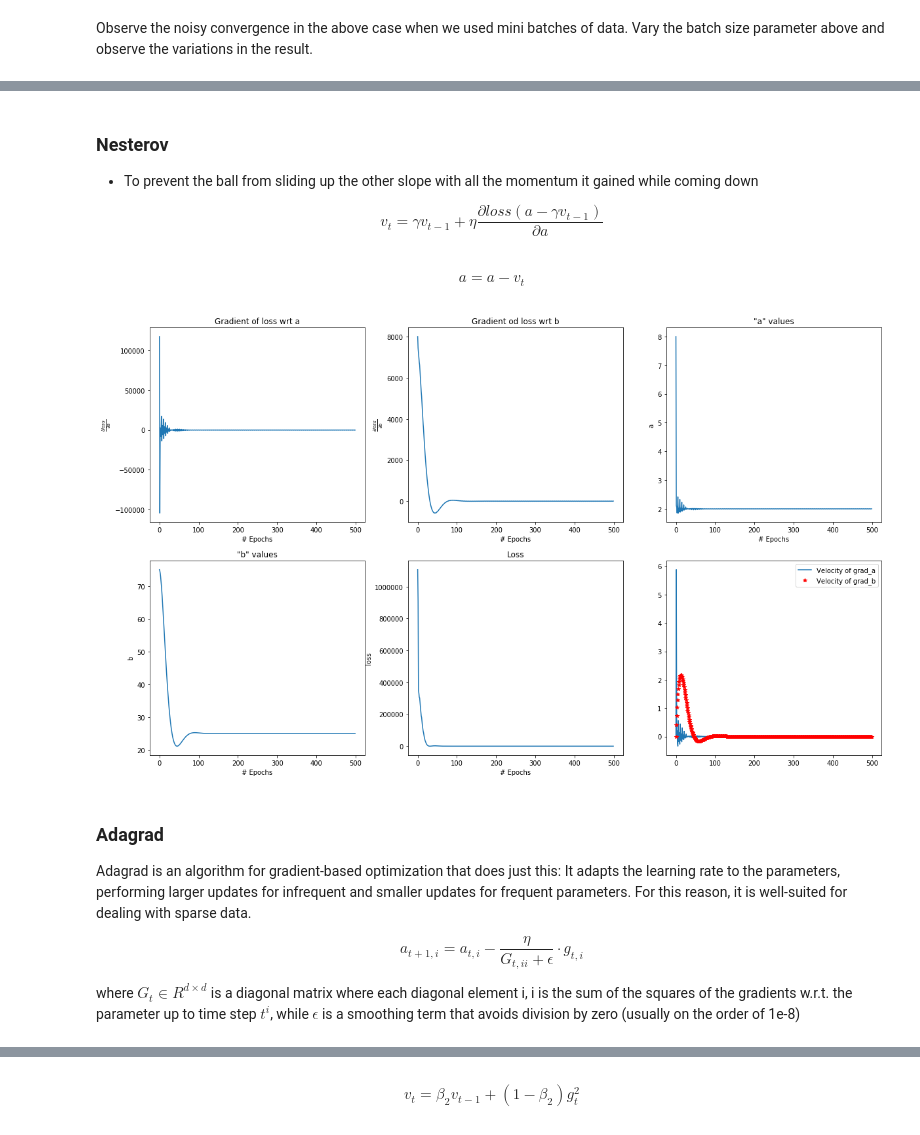
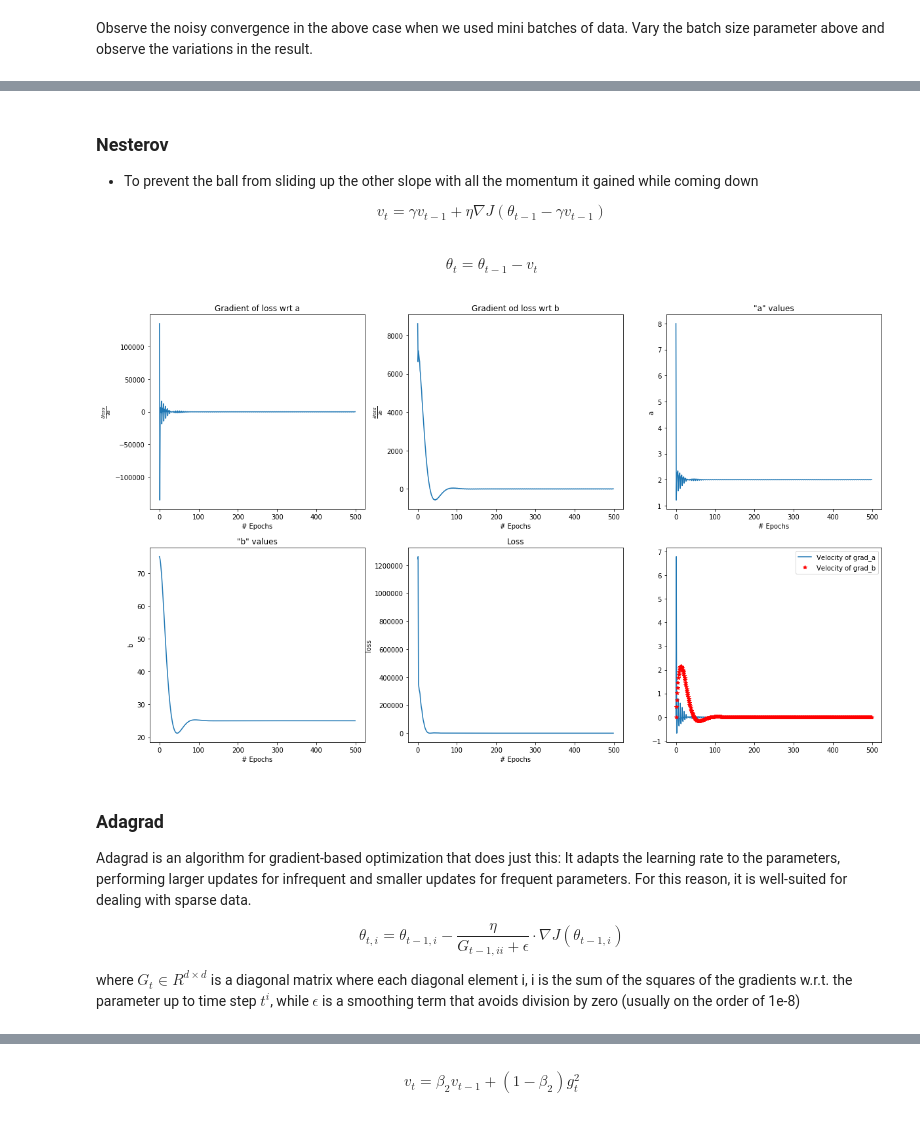
Before and after one commit to falaktheoptimist/gradient_descent_optimizers, a Jupyter notebook: Optimizers Linear Regression example.ipynb, the cells around one changed output, grey strips where cells are left out. Saved outputs shown, nothing was run; the diff lists cells and outputs as text; code cells hidden in the pictures.

```diff
--- a/Optimizers Linear Regression example.ipynb
+++ b/Optimizers Linear Regression example.ipynb
@@ -249,20 +276,20 @@ eta = 8e-6
 
 grad_store, abvalue_store, loss_store, _ = init_data_store(num_epochs)
 
-a_opt = initial_a
-b_opt = initial_b
+theta = np.array([initial_a, initial_b])
 
 for i in range(num_epochs):
+    abvalue_store[i,:] = theta
+
     #calculate gradient
-    grad, loss = gradient(J, theta)
-    abvalue_store[i,:] = grad
+    grad, loss = gradient(x,y, theta)
 
     #update rule
     delta_theta = eta * grad
     theta = theta - delta_theta
 
     # storing them to display later
-    grad_store[i,:] = [grad_a, grad_b]
+    grad_store[i] = grad
     loss_store[i] = loss
 
 plot_all_results(grad_store, abvalue_store, loss_store)
@@ -389,64 +401,56 @@ plot_all_results(grad_store, abvalue_store, loss_store, velocity_store)
 * To prevent the ball from sliding up the other slope with all the momentum it gained while coming down
 
 $$
-v_t = \gamma v_{t-1} + \eta \frac{\partial loss(a - \gamma v_{t-1})}{\partial a }
+v_t = \gamma v_{t-1} + \eta \nabla J(\theta_{t-1} - \gamma v_{t-1})
 $$
-# %% [markdown]
-$$
-a = a - v_t
-$$
+# %% [markdown]
+$$
+\theta_t = \theta_{t-1} - v_t
+$$
 # %%
 initial_a = 8
 initial_b = 75
 num_epochs = 100
 eta = 5e-5
 batch_size = 150 # Lower this and watch the plots grow messy
 n_batches = int(x.shape[0]/batch_size)
 gamma = 0.9
 
 grad_store, abvalue_store, loss_store, velocity_store = init_data_store(num_epochs*n_batches)
 
-ix = np.arange(0,x.shape[0])
-np.random.shuffle(ix)
-x = x[ix]
-y = y[ix]
-a_opt = initial_a
-b_opt = initial_b
-
-velocity_a = 0
-velocity_b = 0
+theta = np.array([initial_a, initial_b])
+velocity = np.array([0, 0])
 
 i=0
-
 for epoch in range(num_epochs):
     for batch_idx in range(n_batches):
-        abvalue_store[i,:] = [a_opt, b_opt]
-        velocity_store[i,:] = [velocity_a, velocity_b]
+        abvalue_store[i] = theta
+        velocity_store[i] = velocity
 
-        x_batch, y_batch = get_data_from_batch(x,y, batch_idx)
-        grad_a, grad_b, loss = gradient(x_batch, y_batch, a_opt - gamma * velocity_a, b_opt - gamma * velocity_b)
+        x_batch, y_batch = get_data_from_batch(x,y, batch_idx, batch_size)
 
-        velocity_a = gamma* velocity_a + eta * grad_a
-        velocity_b = gamma* velocity_b + eta * grad_b
+        # computing gradient at lookahead theta
+        look_ahead_theta = theta - gamma*velocity
+        grad, loss = gradient(x_batch, y_batch, look_ahead_theta)
 
-        a_opt = a_opt - velocity_a
-        b_opt = b_opt - velocity_b
+        # update the params
+        velocity = gamma* velocity + eta * grad
+        theta = theta - velocity
 
-        grad_store[i,:] = [grad_a, grad_b]
+        grad_store[i] = grad
         loss_store[i] = loss
         i += 1
 
-
 plot_all_results(grad_store, abvalue_store, loss_store, velocity_store)
 # %% [output]
-[figure, old version]
+[figure, new version]
 # %% [markdown]
 ### Adagrad
 
 Adagrad is an algorithm for gradient-based optimization that does just this: It adapts the learning rate to the parameters, performing larger updates for infrequent and smaller updates for frequent parameters. For this reason, it is well-suited for dealing with sparse data.
 
 $$
-a_{t+1,i} = a_{t,i} - \frac{\eta }{G_{t,ii} + \epsilon} \cdot g_{t,i}
+\theta_{t,i} = \theta_{t-1,i} - \frac{\eta }{G_{t-1,ii} + \epsilon} \cdot \nabla J(\theta_{t-1,i})
 $$
 
 where $G_t \in R^{d×d}$ is a diagonal matrix where each diagonal element i, i is the sum of the squares of the
```
Also changed, not shown: parts of 32 cells of this notebook.
